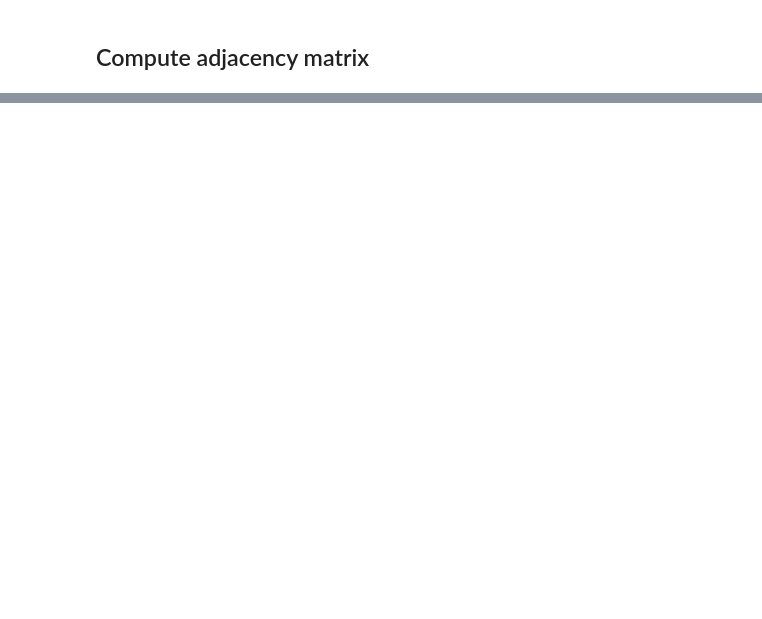
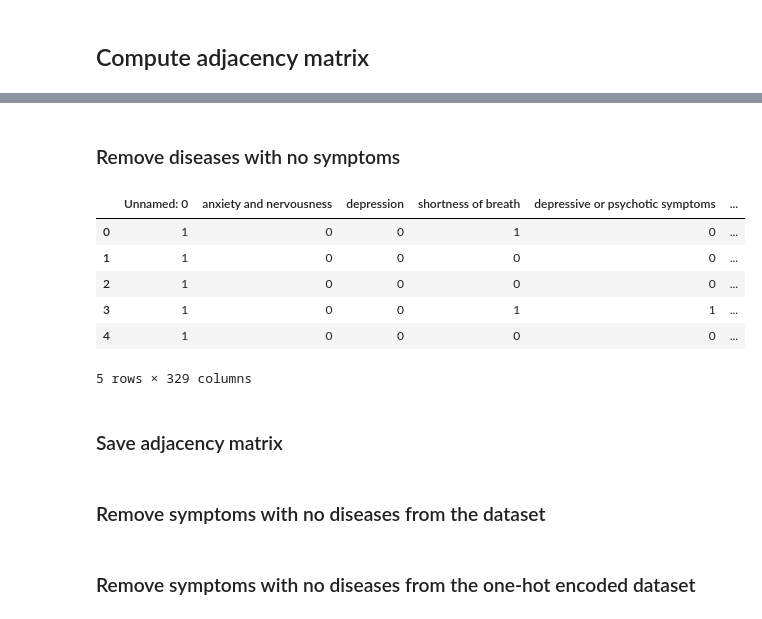
Before and after one commit to DavideLigari/disease-prediction, a Jupyter notebook: code/dataset_cleaning.ipynb, the cells around one changed output, grey strips where cells are left out. Cells and saved outputs as stored; diff of their text form; code cells hidden in the pictures; blank space fills up the shorter version.

```diff
--- a/code/dataset_cleaning.ipynb
+++ b/code/dataset_cleaning.ipynb
@@ -126,0 +99,20 @@ print(len(symptoms))
+# %%
+# Identify diseases without symptoms
+diseases_without_symptoms = adjacency_matrix[
+    adjacency_matrix.iloc[:, 1:].sum(axis=1) == 0
+]
+
+# Identify symptoms without diseases
+symptoms_without_diseases = adjacency_matrix.columns[1:][
+    adjacency_matrix.iloc[:, 1:].sum(axis=0) == 0
+]
+print("Diseases without symptoms:")
+print(len(diseases_without_symptoms))
+print("Symptoms without diseases:")
+print(len(symptoms_without_diseases))
+print(symptoms_without_diseases)
+
+# Remove diseases without symptoms and symptoms without diseases
+filtered_df = adjacency_matrix[adjacency_matrix.iloc[:, 1:].sum(axis=1) > 0]
+filtered_df = filtered_df.drop(columns=symptoms_without_diseases)
+print("Removed :",len(symptoms_without_diseases)," columns of ",len(adjacency_matrix.columns)-1)
@@ -126,0 +137,15 @@ print(len(symptoms))
+# %% [markdown]
+### Remove diseases with no symptoms
+# %%
+filtered_df.drop(columns=["Disease"], inplace=True)
+filtered_df.head()
+# %% [output]
+|  | Unnamed: 0 | anxiety and nervousness | depression | shortness of breath | depressive or psychotic symptoms | ... |
+| 0 | 1 | 0 | 0 | 1 | 0 | ... |
+| 1 | 1 | 0 | 0 | 0 | 0 | ... |
+| 2 | 1 | 0 | 0 | 0 | 0 | ... |
+| 3 | 1 | 0 | 0 | 1 | 1 | ... |
+| 4 | 1 | 0 | 0 | 0 | 0 | ... |
+5 rows × 329 columns
+# %% [markdown]
+### Save adjacency matrix
@@ -126,0 +154,2 @@ print(len(symptoms))
+# %% [markdown]
+### Remove symptoms with no diseases from the dataset
@@ -126,0 +167,2 @@ print(len(symptoms))
+# %% [markdown]
+### Remove symptoms with no diseases from the one-hot encoded dataset
```
Also changed, not shown: parts of 13 cells of this notebook, 8 other files.
